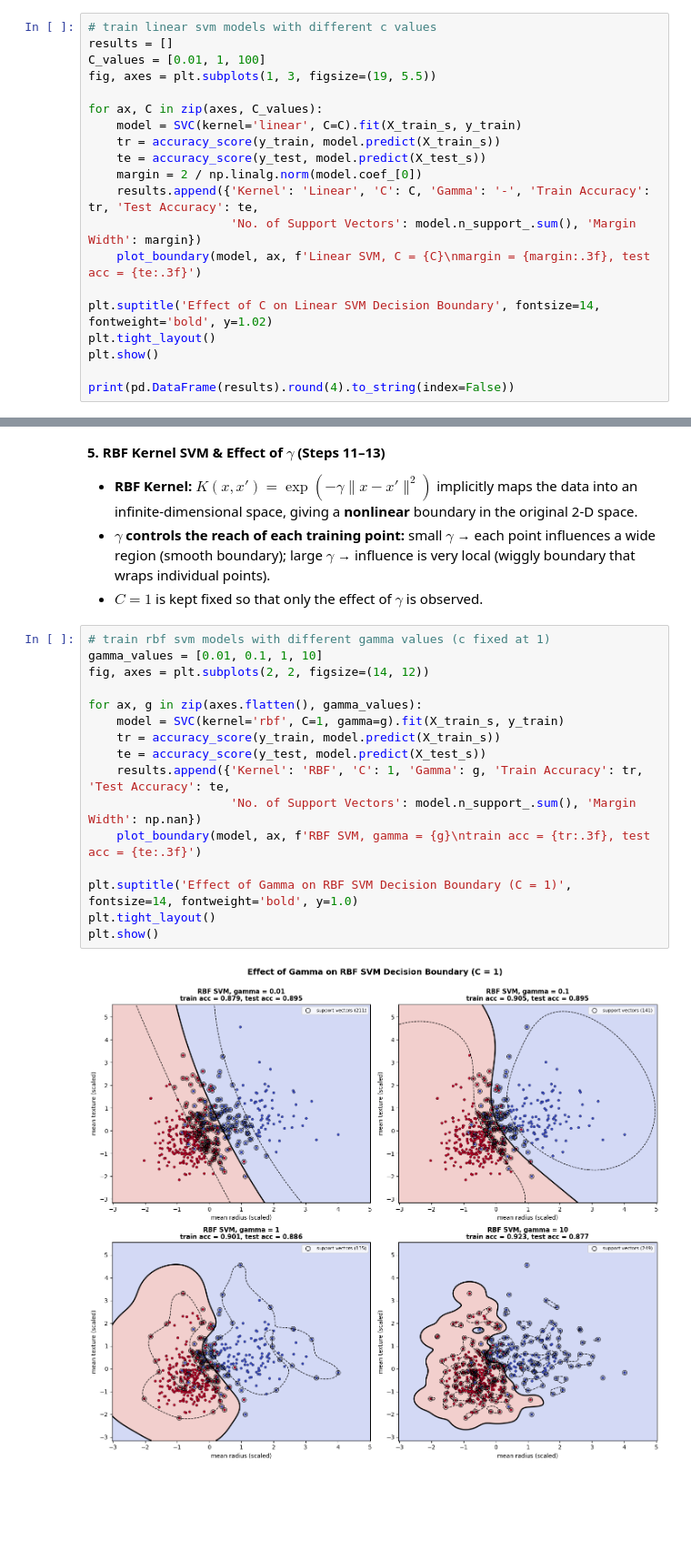
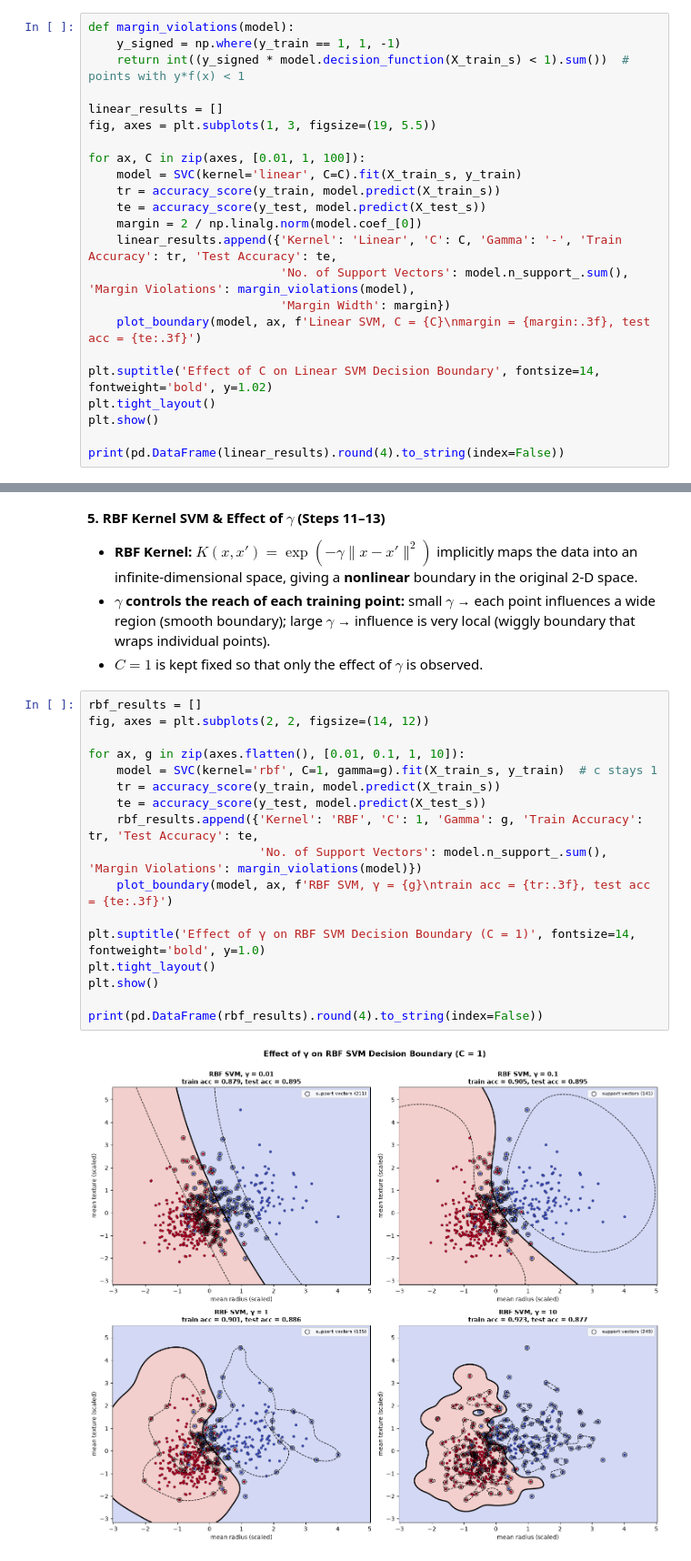
Before and after one commit to JyRaGa/CS303-Machine-Learning_Coursework, a Jupyter notebook: exp9.ipynb, the cells around one changed output, grey strips where cells are left out. Shown at 91% size. Saved outputs shown, nothing was run; the diff lists cells and outputs as text; blank space fills up the shorter version.

```diff
--- a/exp9.ipynb
+++ b/exp9.ipynb
@@ -179,22 +191,25 @@ test accuracy       : 0.8684
 # %%
-# train linear svm models with different c values
-results = []
-C_values = [0.01, 1, 100]
+def margin_violations(model):
+    y_signed = np.where(y_train == 1, 1, -1)
+    return int((y_signed * model.decision_function(X_train_s) < 1).sum())  # points with y*f(x) < 1
+
+linear_results = []
 fig, axes = plt.subplots(1, 3, figsize=(19, 5.5))
 
-for ax, C in zip(axes, C_values):
+for ax, C in zip(axes, [0.01, 1, 100]):
     model = SVC(kernel='linear', C=C).fit(X_train_s, y_train)
     tr = accuracy_score(y_train, model.predict(X_train_s))
     te = accuracy_score(y_test, model.predict(X_test_s))
     margin = 2 / np.linalg.norm(model.coef_[0])
-    results.append({'Kernel': 'Linear', 'C': C, 'Gamma': '-', 'Train Accuracy': tr, 'Test Accuracy': te,
-                    'No. of Support Vectors': model.n_support_.sum(), 'Margin Width': margin})
+    linear_results.append({'Kernel': 'Linear', 'C': C, 'Gamma': '-', 'Train Accuracy': tr, 'Test Accuracy': te,
+                           'No. of Support Vectors': model.n_support_.sum(), 'Margin Violations': margin_violations(model),
+                           'Margin Width': margin})
     plot_boundary(model, ax, f'Linear SVM, C = {C}\nmargin = {margin:.3f}, test acc = {te:.3f}')
 
 plt.suptitle('Effect of C on Linear SVM Decision Boundary', fontsize=14, fontweight='bold', y=1.02)
 plt.tight_layout()
 plt.show()
 
-print(pd.DataFrame(results).round(4).to_string(index=False))
+print(pd.DataFrame(linear_results).round(4).to_string(index=False))
 # %% [output]
 [figure]
@@ -209,20 +224,21 @@ Linear 100.00     -          0.8967         0.8684                     122
 * **$\gamma$ controls the reach of each training point:** small $\gamma$ → each point influences a wide region (smooth boundary); large $\gamma$ → influence is very local (wiggly boundary that wraps individual points).
 * $C = 1$ is kept fixed so that only the effect of $\gamma$ is observed.
 # %%
-# train rbf svm models with different gamma values (c fixed at 1)
-gamma_values = [0.01, 0.1, 1, 10]
+rbf_results = []
 fig, axes = plt.subplots(2, 2, figsize=(14, 12))
 
-for ax, g in zip(axes.flatten(), gamma_values):
-    model = SVC(kernel='rbf', C=1, gamma=g).fit(X_train_s, y_train)
+for ax, g in zip(axes.flatten(), [0.01, 0.1, 1, 10]):
+    model = SVC(kernel='rbf', C=1, gamma=g).fit(X_train_s, y_train)  # c stays 1
     tr = accuracy_score(y_train, model.predict(X_train_s))
     te = accuracy_score(y_test, model.predict(X_test_s))
-    results.append({'Kernel': 'RBF', 'C': 1, 'Gamma': g, 'Train Accuracy': tr, 'Test Accuracy': te,
-                    'No. of Support Vectors': model.n_support_.sum(), 'Margin Width': np.nan})
-    plot_boundary(model, ax, f'RBF SVM, gamma = {g}\ntrain acc = {tr:.3f}, test acc = {te:.3f}')
+    rbf_results.append({'Kernel': 'RBF', 'C': 1, 'Gamma': g, 'Train Accuracy': tr, 'Test Accuracy': te,
+                        'No. of Support Vectors': model.n_support_.sum(), 'Margin Violations': margin_violations(model)})
+    plot_boundary(model, ax, f'RBF SVM, γ = {g}\ntrain acc = {tr:.3f}, test acc = {te:.3f}')
 
-plt.suptitle('Effect of Gamma on RBF SVM Decision Boundary (C = 1)', fontsize=14, fontweight='bold', y=1.0)
+plt.suptitle('Effect of γ on RBF SVM Decision Boundary (C = 1)', fontsize=14, fontweight='bold', y=1.0)
 plt.tight_layout()
 plt.show()
+
+print(pd.DataFrame(rbf_results).round(4).to_string(index=False))
 # %% [output]
-[figure, old version]
+[figure, new version]
```
Also changed, not shown: parts of 19 cells of this notebook.
